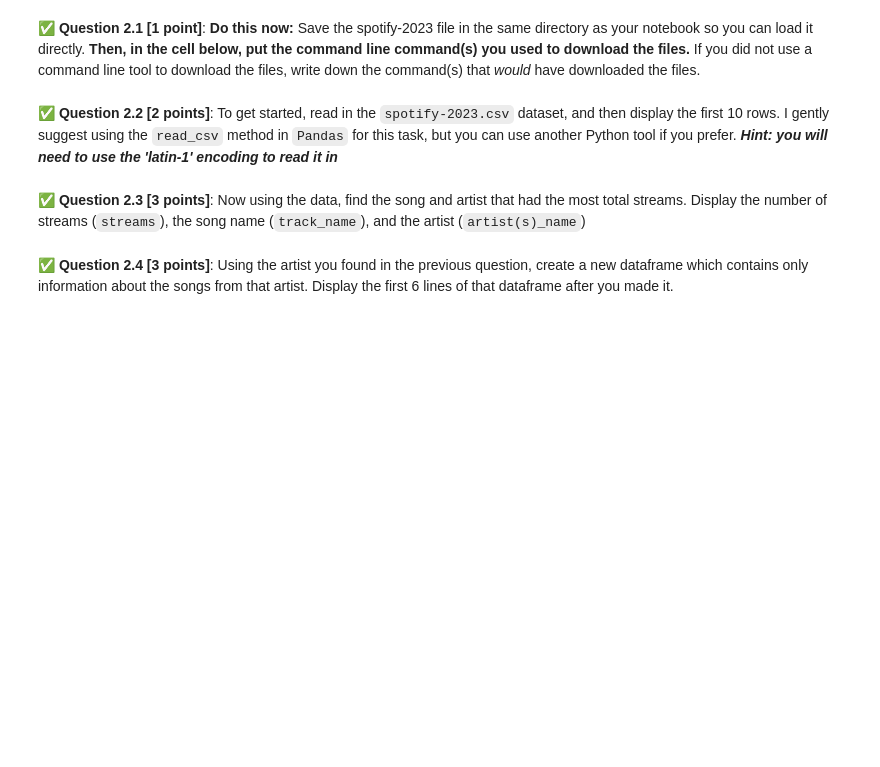
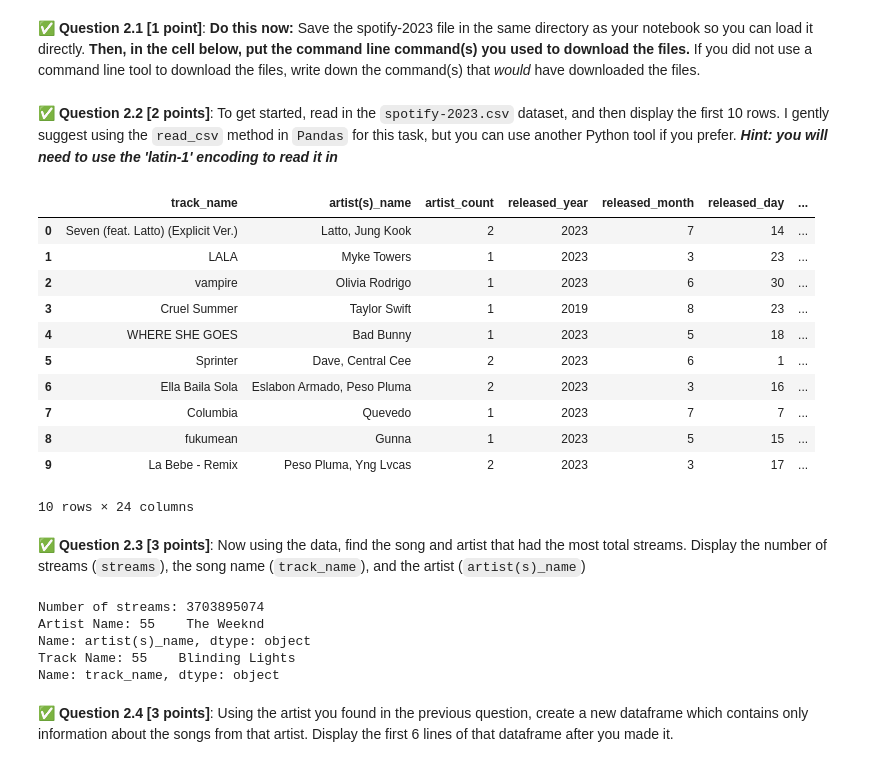
Before and after one commit to Lawpantoe/CMSE202-f23-turnin, a Jupyter notebook: midterm/CMSE202_Section004_MidtermS24_Student.ipynb, the cells around one changed output. Saved outputs shown, nothing was run; the diff lists cells and outputs as text; code cells hidden in the pictures; blank space fills up the shorter version.

```diff
--- a/midterm/CMSE202_Section004_MidtermS24_Student.ipynb
+++ b/midterm/CMSE202_Section004_MidtermS24_Student.ipynb
@@ -74,10 +79,42 @@ The file is also on D2L.
 &#9989; **Question 2.2 [2 points]**: To get started, read in the `spotify-2023.csv` dataset, and then display the first 10 rows. I gently suggest using the `read_csv` method in `Pandas` for this task, but you can use another Python tool if you prefer. ***Hint: you will need to use the 'latin-1' encoding to read it in***
 # %%
 # Put your code for question 2.2 here
+import pandas as pd
+spotify = pd.read_csv("spotify-2023.csv", encoding='latin-1')
+spotify.head(10)
+# %% [output]
+|  | track_name | artist(s)_name | artist_count | released_year | released_month | released_day | ... |
+| 0 | Seven (feat. Latto) (Explicit Ver.) | Latto, Jung Kook | 2 | 2023 | 7 | 14 | ... |
+| 1 | LALA | Myke Towers | 1 | 2023 | 3 | 23 | ... |
+| 2 | vampire | Olivia Rodrigo | 1 | 2023 | 6 | 30 | ... |
+| 3 | Cruel Summer | Taylor Swift | 1 | 2019 | 8 | 23 | ... |
+| 4 | WHERE SHE GOES | Bad Bunny | 1 | 2023 | 5 | 18 | ... |
+| 5 | Sprinter | Dave, Central Cee | 2 | 2023 | 6 | 1 | ... |
+| 6 | Ella Baila Sola | Eslabon Armado, Peso Pluma | 2 | 2023 | 3 | 16 | ... |
+| 7 | Columbia | Quevedo | 1 | 2023 | 7 | 7 | ... |
+| 8 | fukumean | Gunna | 1 | 2023 | 5 | 15 | ... |
+| 9 | La Bebe - Remix | Peso Pluma, Yng Lvcas | 2 | 2023 | 3 | 17 | ... |
+10 rows × 24 columns
 # %% [markdown]
 &#9989; **Question 2.3 [3 points]**: Now using the data, find the song and artist that had the most total streams. Display the number of streams (`streams`), the song name (`track_name`), and the artist (`artist(s)_name`)
 # %%
 # Put your code for question 2.3 here
+
+max_streams = spotify["streams"].max()
+
+max_streams_artists = spotify[spotify["streams"] == max_streams]["artist(s)_name"]
+
+max_streams_song = spotify[spotify["streams"] == max_streams]["track_name"]
+
+print("Number of streams:",max_streams)
+print("Artist Name:",max_streams_artists)
+print("Track Name:",max_streams_song)
+# %% [output]
+Number of streams: 3703895074
+Artist Name: 55    The Weeknd
+Name: artist(s)_name, dtype: object
+Track Name: 55    Blinding Lights
+Name: track_name, dtype: object
 # %% [markdown]
 &#9989; **Question 2.4 [3 points]**: Using the artist you found in the previous question, create a new dataframe which contains only information about the songs from that artist. Display the first 6 lines of that dataframe after you made it.
 # %%
```
Also changed, not shown: parts of 6 cells of this notebook.
